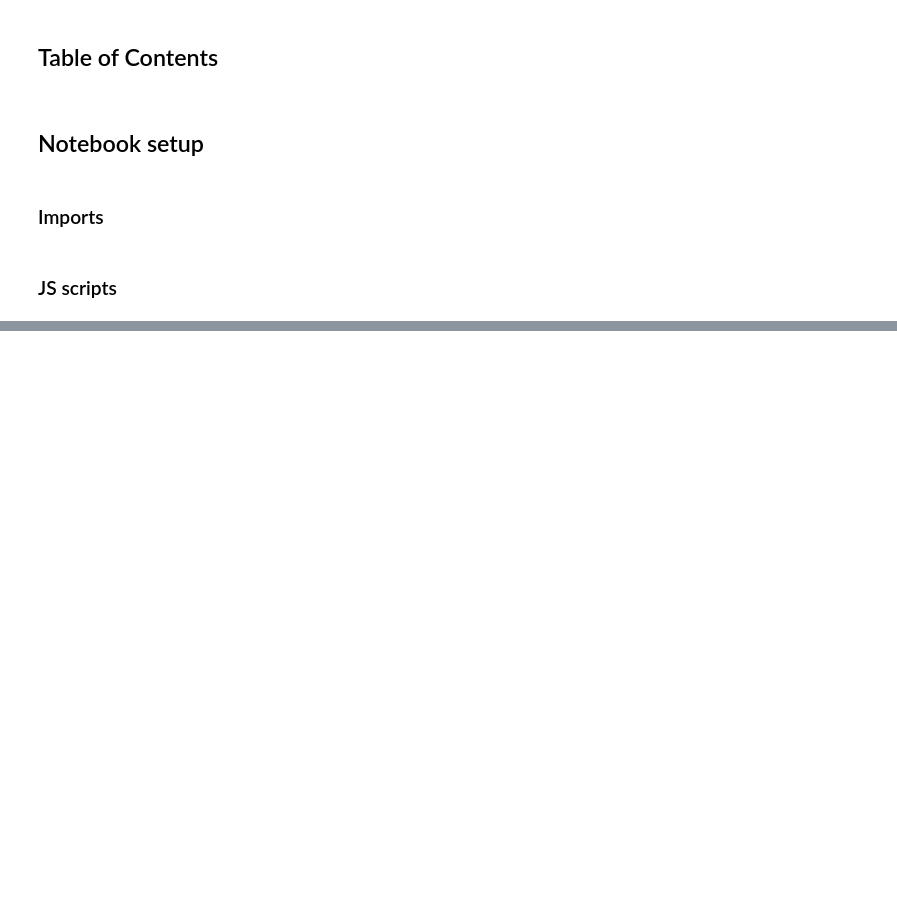
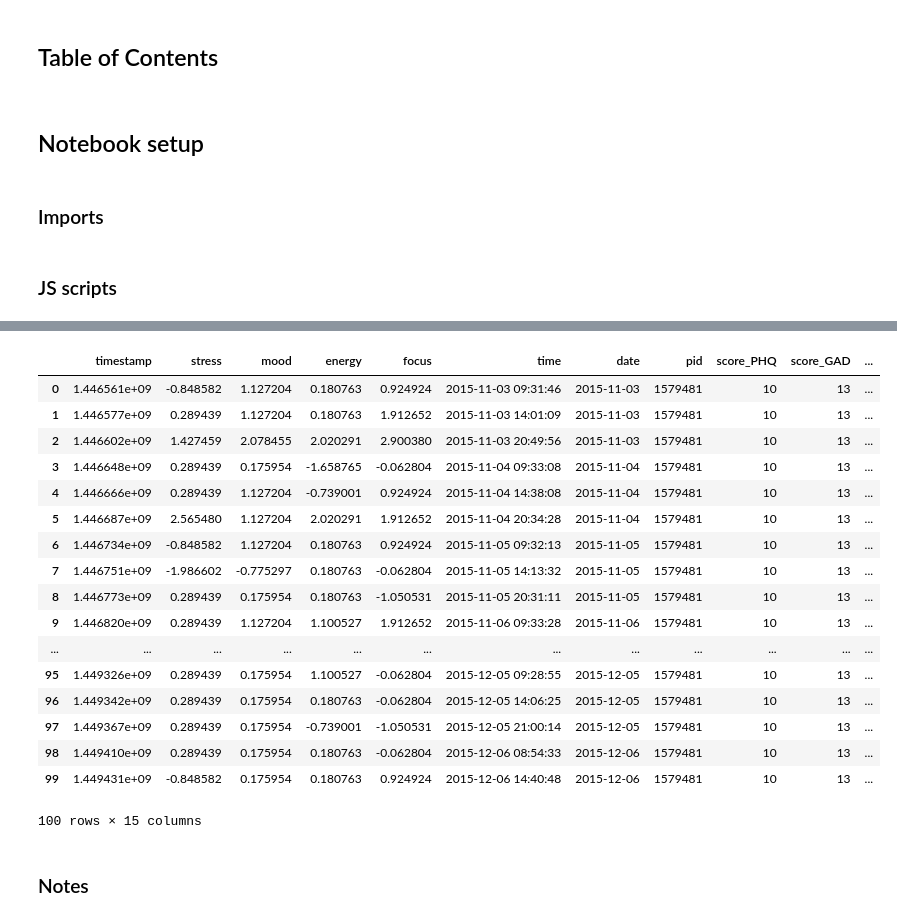
Before and after one commit to tliu526/lifesense, a Jupyter notebook: ema_context.ipynb, the cells around one changed output, grey strips where cells are left out. Saved outputs shown, nothing was run; the diff lists cells and outputs as text; code cells hidden in the pictures; blank space fills up the shorter version.

```diff
--- a/ema_context.ipynb
+++ b/ema_context.ipynb
@@ -71,0 +218,2 @@ HTML('''
+# %%
+emm_df = pickle.load(open("pkl/emm.df", "rb"))
@@ -71,0 +318,23 @@ HTML('''
+# %%
+emm_df.head(100)
+# %% [output]
+|  | timestamp | stress | mood | energy | focus | time | date | pid | score_PHQ | score_GAD | ... |
+| 0 | 1.446561e+09 | -0.848582 | 1.127204 | 0.180763 | 0.924924 | 2015-11-03 09:31:46 | 2015-11-03 | 1579481 | 10 | 13 | ... |
+| 1 | 1.446577e+09 | 0.289439 | 1.127204 | 0.180763 | 1.912652 | 2015-11-03 14:01:09 | 2015-11-03 | 1579481 | 10 | 13 | ... |
+| 2 | 1.446602e+09 | 1.427459 | 2.078455 | 2.020291 | 2.900380 | 2015-11-03 20:49:56 | 2015-11-03 | 1579481 | 10 | 13 | ... |
+| 3 | 1.446648e+09 | 0.289439 | 0.175954 | -1.658765 | -0.062804 | 2015-11-04 09:33:08 | 2015-11-04 | 1579481 | 10 | 13 | ... |
+| 4 | 1.446666e+09 | 0.289439 | 1.127204 | -0.739001 | 0.924924 | 2015-11-04 14:38:08 | 2015-11-04 | 1579481 | 10 | 13 | ... |
+| 5 | 1.446687e+09 | 2.565480 | 1.127204 | 2.020291 | 1.912652 | 2015-11-04 20:34:28 | 2015-11-04 | 1579481 | 10 | 13 | ... |
+| 6 | 1.446734e+09 | -0.848582 | 1.127204 | 0.180763 | 0.924924 | 2015-11-05 09:32:13 | 2015-11-05 | 1579481 | 10 | 13 | ... |
+| 7 | 1.446751e+09 | -1.986602 | -0.775297 | 0.180763 | -0.062804 | 2015-11-05 14:13:32 | 2015-11-05 | 1579481 | 10 | 13 | ... |
+| 8 | 1.446773e+09 | 0.289439 | 0.175954 | 0.180763 | -1.050531 | 2015-11-05 20:31:11 | 2015-11-05 | 1579481 | 10 | 13 | ... |
+| 9 | 1.446820e+09 | 0.289439 | 1.127204 | 1.100527 | 1.912652 | 2015-11-06 09:33:28 | 2015-11-06 | 1579481 | 10 | 13 | ... |
+| ... | ... | ... | ... | ... | ... | ... | ... | ... | ... | ... | ... |
+| 95 | 1.449326e+09 | 0.289439 | 0.175954 | 1.100527 | -0.062804 | 2015-12-05 09:28:55 | 2015-12-05 | 1579481 | 10 | 13 | ... |
+| 96 | 1.449342e+09 | 0.289439 | 0.175954 | 0.180763 | -0.062804 | 2015-12-05 14:06:25 | 2015-12-05 | 1579481 | 10 | 13 | ... |
+| 97 | 1.449367e+09 | 0.289439 | 0.175954 | -0.739001 | -1.050531 | 2015-12-05 21:00:14 | 2015-12-05 | 1579481 | 10 | 13 | ... |
+| 98 | 1.449410e+09 | 0.289439 | 0.175954 | 0.180763 | -0.062804 | 2015-12-06 08:54:33 | 2015-12-06 | 1579481 | 10 | 13 | ... |
+| 99 | 1.449431e+09 | -0.848582 | 0.175954 | 0.180763 | 0.924924 | 2015-12-06 14:40:48 | 2015-12-06 | 1579481 | 10 | 13 | ... |
+100 rows × 15 columns
+# %% [markdown]
+### Notes
```
Also changed, not shown: parts of 24 cells of this notebook, 2 other files.
